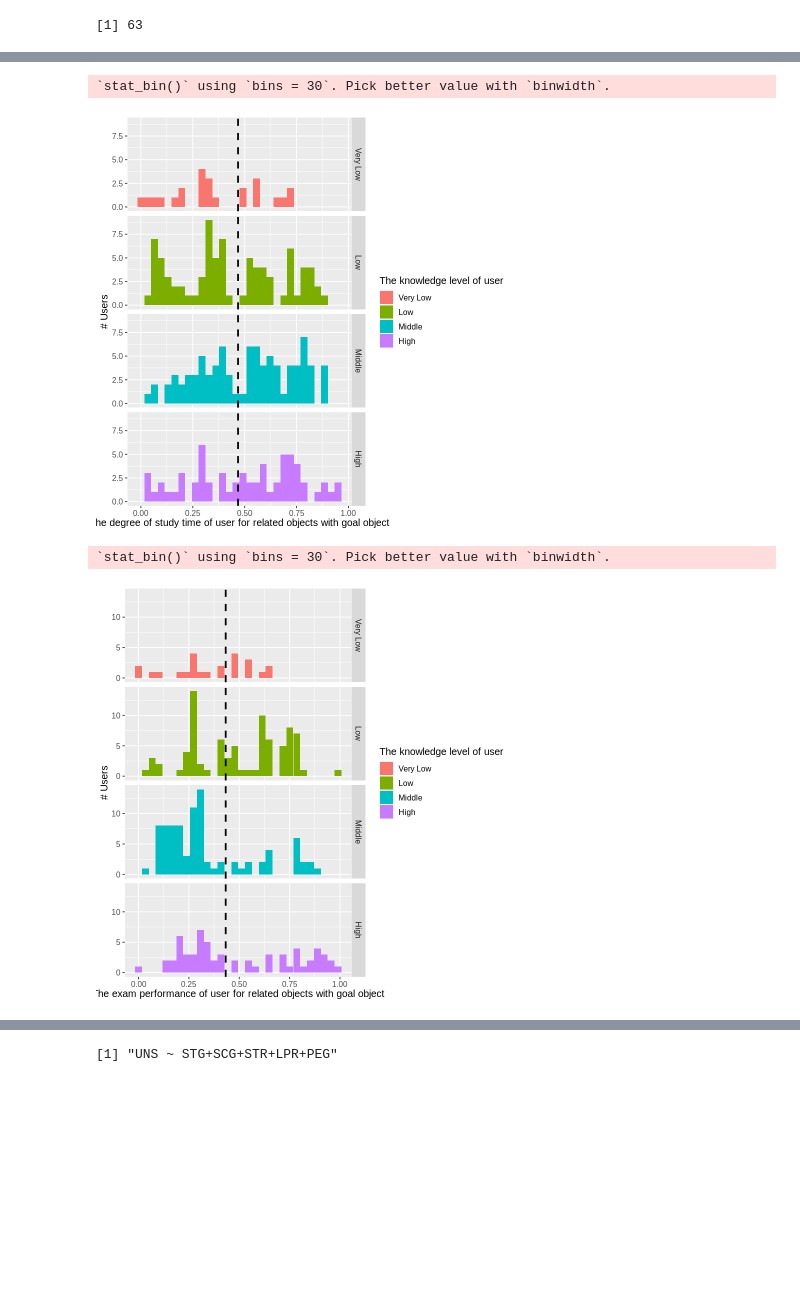
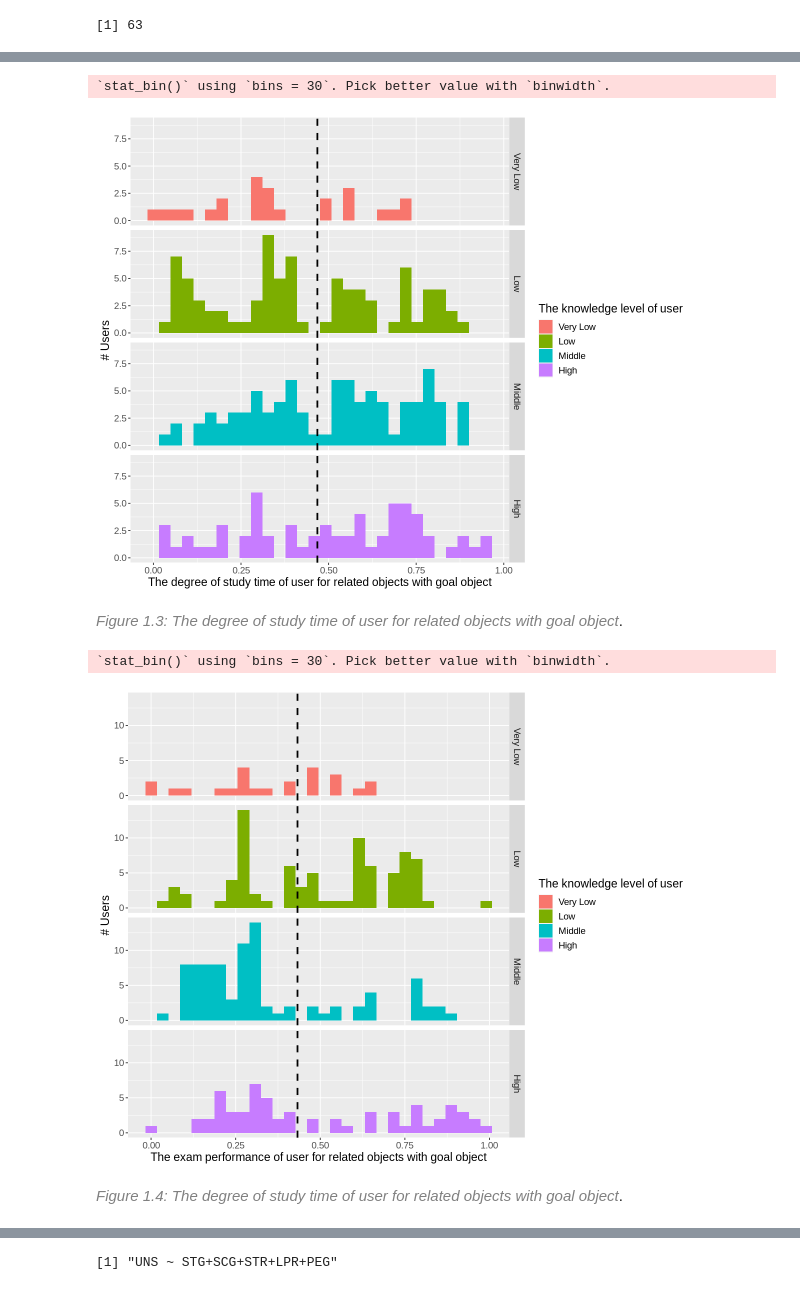
Before and after one commit to yingquanw/DSCI100-Project, a Jupyter notebook: project.ipynb, the cells around one changed output, grey strips where cells are left out. Drawn from its saved outputs; the diff is of its cells as text; code cells hidden in the pictures; blank space fills up the shorter version.

```diff
--- a/project.ipynb
+++ b/project.ipynb
@@ -207,18 +207,20 @@ SCG_plot
 # %%
 # For users with different knowledge level, plot the distribution of each category's degree of
 # study time of user for related objects with goal object (STR), with the overall mean of STR.
 STR_plot <- user_training %>%
     select(STR,UNS) %>%
     ggplot(aes(x = STR, fill = UNS)) +
     geom_histogram() +
     facet_grid(rows = vars(UNS)) +
     geom_vline(xintercept = 0.4680039, linetype = "dashed", size = 1.0) +
     labs(x = "The degree of study time of user for related objects with goal object", y = "# Users", fill = "The knowledge level of user") +
-    theme(text = element_text(size = 12))
+    theme(text = element_text(size = 14))
 STR_plot
 # %% [output]
 `stat_bin()` using `bins = 30`. Pick better value with `binwidth`.
-[figure, old version]
+[figure, new version]
+# %% [markdown]
+<span style="color:gray">*Figure 1.3: The degree of study time of user for related objects with goal object*</span>.
 # %%
 # For users with different knowledge level, plot the distribution of each category's performance
 # for related objects with goal object (LPR), with the overall mean of lPR.
@@ -229,11 +231,13 @@ LPR_plot <- user_training %>%
     facet_grid(rows = vars(UNS)) +
     geom_vline(xintercept = 0.4327132, linetype = "dashed", size = 1.0) +
     labs(x = "The exam performance of user for related objects with goal object", y = "# Users", fill = "The knowledge level of user") +
-    theme(text = element_text(size = 12))
+    theme(text = element_text(size = 14))
 LPR_plot
 # %% [output]
 `stat_bin()` using `bins = 30`. Pick better value with `binwidth`.
-[figure, old version]
+[figure, new version]
+# %% [markdown]
+<span style="color:gray">*Figure 1.4: The degree of study time of user for related objects with goal object*</span>.
 # %%
 # For users with different knowledge level, plot the distribution of each category's exam performance
 # for goal objects(PEG), with the overall mean of PEG.
```
Also changed, not shown: parts of 31 cells of this notebook.
